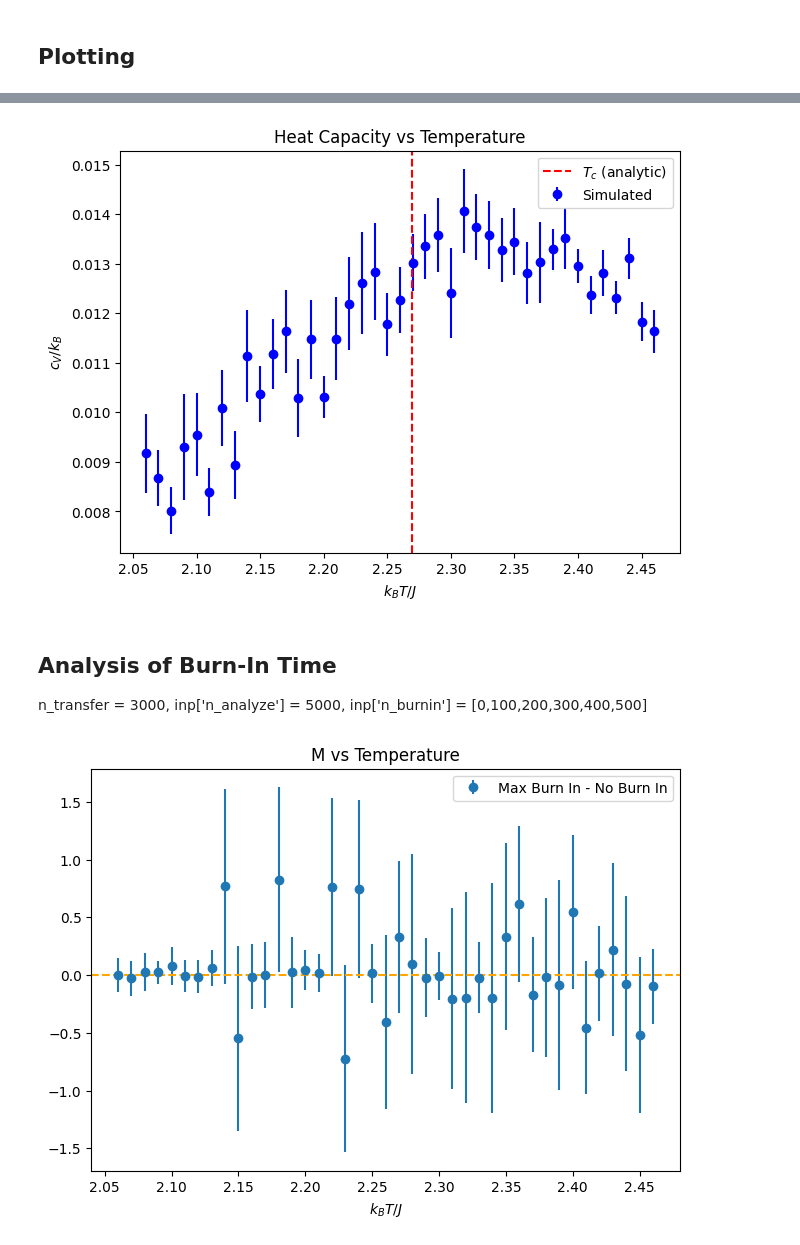
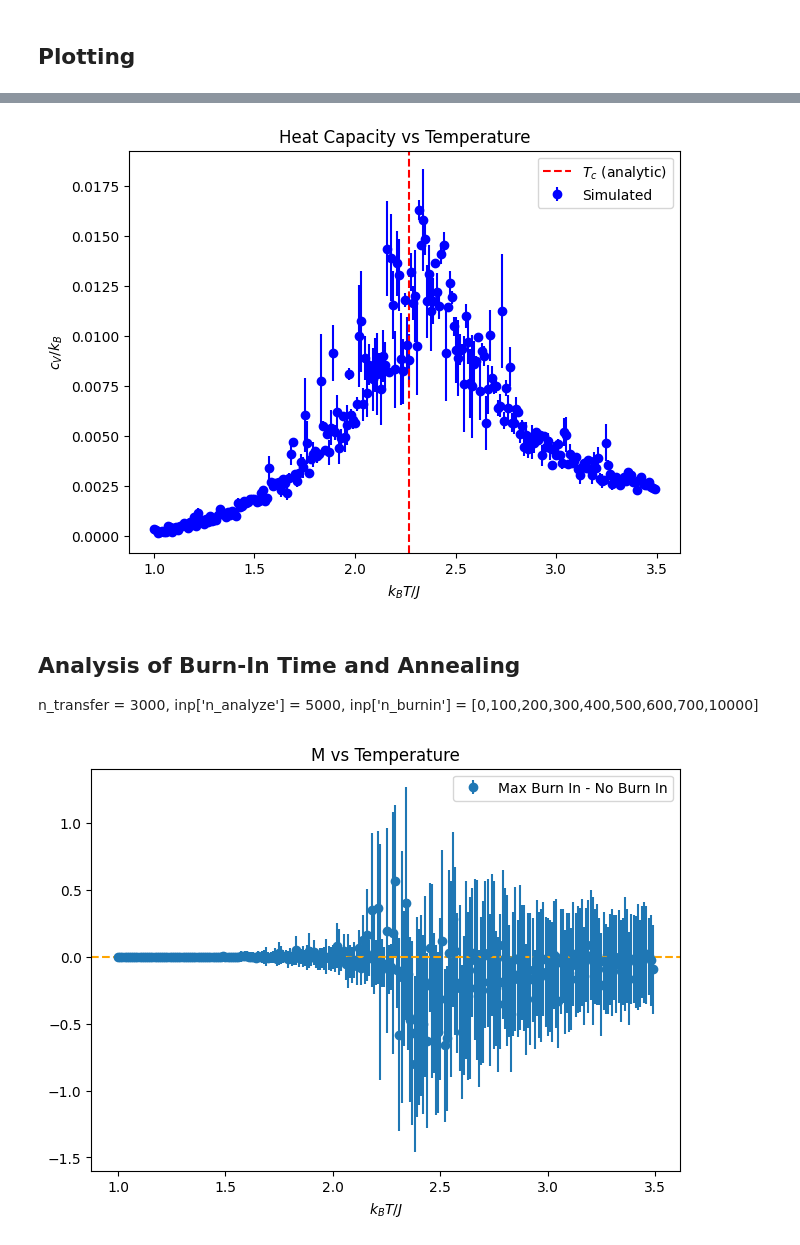
Before and after one commit to DarkLordProgrammer/ising, a Jupyter notebook: ising_plot.ipynb, the cells around one changed output, grey strips where cells are left out. Saved outputs shown, nothing was run; the diff lists cells and outputs as text; code cells hidden in the pictures.

```diff
--- a/ising_plot.ipynb
+++ b/ising_plot.ipynb
@@ -11,7 +11,7 @@ from scipy.special import ellipe as K2 #Complete elliptic integral of the first
 # %%
 #Read in data
 project_directory = os.path.dirname(os.path.abspath("ising_plot.ipynb"))
-data_directory = os.path.join(project_directory, "data_burn_in")
+data_directory = os.path.join(project_directory, "data_flip")
 rel_files = os.listdir(data_directory)
 abs_files = [os.path.join(data_directory, rel_file) for rel_file in rel_files]
 data_files = [file for file in abs_files if not file.find('EM')==-1]
@@ -115,6 +117,6 @@ def T_fit(X_mean, X_std, expected_crit_exp = 1.0, from_above = True, print_summa
 # %%
 #Settings for the analysis
-selected_trial = 1 #Particular trial to analyze (0-indexed)
+selected_trial = 0 #Particular trial to analyze (0-indexed)
 
 #Extract data from pandas DataFrame
 data_selected_trial = datas[selected_trial]
@@ -317,40 +345,40 @@ create_T_plot(chi_mean, chi_std, X_symbol= r'\chi', X_name='Magnetic Susceptibil
 # %%
-create_T_plot(cV_mean, cV_std, X_symbol=r'c_{V}/k_{B}', X_name='Heat Capacity', log_plot = False, expected_crit_exp=0.0) #zeros_like forces std to default which is then propagated for ln
+create_T_plot(cV_mean, cV_std, symbol=r'c_{V}/k_{B}', name='Heat Capacity', log_plot = False, expected_crit_exp=0.0) #zeros_like forces std to default which is then propagated for ln
 # %% [output]
-[figure, old version]
+[figure, new version]
 # %% [markdown]
-## Analysis of Burn-In Time
- n_transfer = 3000, inp['n_analyze']  = 5000, inp['n_burnin']   =  [0,100,200,300,400,500]
+## Analysis of Burn-In Time and Annealing
+ n_transfer = 3000, inp['n_analyze']  = 5000, inp['n_burnin']   =  [0,100,200,300,400,500,600,700,10000]
 # %%
 fig, ax = plt.subplots(1,1, constrained_layout=True, sharex=True)
-X_mean_first = np.abs(M_means[1])
-X_std_first = M_stds[1]
+X_mean_first = np.abs(M_means[0])
+X_std_first = M_stds[0]
 X_mean_last = np.abs(M_means[-1])
 X_std_last = M_stds[-1]
 X_mean_diff = X_mean_last - X_mean_first
 X_std_diff = np.sqrt(X_std_last**2 + X_std_first**2) #Assuming independent errors
 ax.errorbar(x=T, y=X_mean_diff, yerr=X_std_diff, fmt='o', label='Max Burn In - No Burn In')
 ax.axhline(0, color='orange', linestyle='--')
 ax.set_xlabel('$k_BT / J$')
 '''
 res_ax.axvline(x=using[2], color='red', linestyle='--', label='$T_c$ (analytic)')
 ax.plot(using[1], using[5], color='orange', label='Analytic')
 res_ax.set_xlabel(T_label)
 res_ax.set_ylabel('Normalized Residual')
 res_ax.axhline(0, color='orange', linestyle='--')
 else: #Plotting specific to not having residuals
     fig, ax = plt.subplots(1,1, constrained_layout=True)
     ax.set_xlabel(T_label)
 #Plotting common to all variants
 if with_errorbar:
     ax.errorbar(using[0], using[3], yerr=using[4], fmt='o', color='blue', label='Simulated')
     else:
     ax.errorbar(using[0], using[3], fmt='o', yerr=None, color='blue', label='Simulated')
 ax.set_ylabel(X_label)
 ax.axvline(x=using[2], color='red', linestyle='--', label='$T_c$ (analytic)')
 '''
 ax.legend()
 ax.set_title('M vs Temperature')
 plt.show()
 # %% [output]
-[figure, old version]
+[figure, new version]
```
Also changed, not shown: parts of 12 cells of this notebook, 23 other files.
